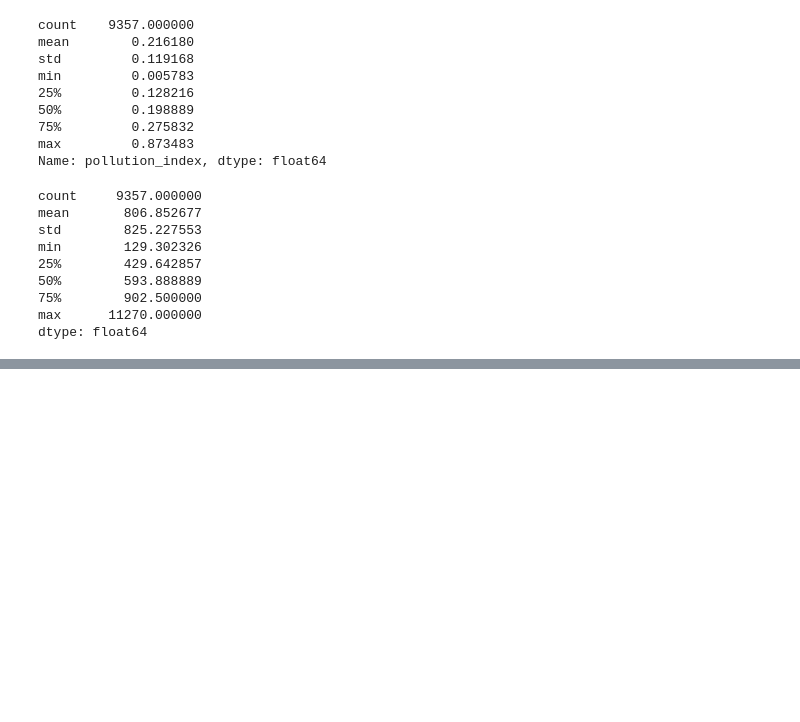
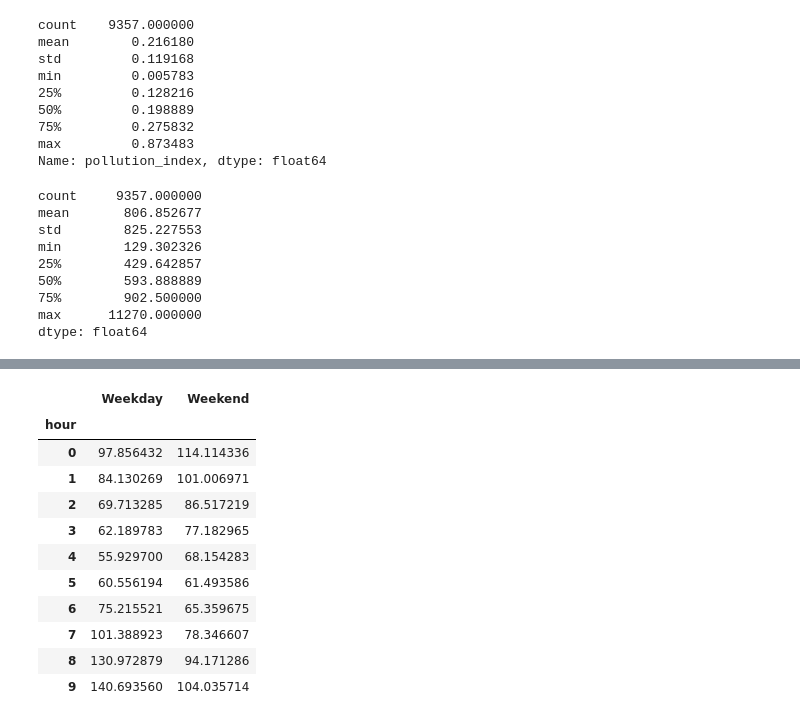
Before and after one commit to darshansuresh006-dev/air-quality-analytics, a Jupyter notebook: notebooks/01_air_quality_analysis.ipynb, the cells around one changed output, grey strips where cells are left out. Drawn from its saved outputs; the diff is of its cells as text; code cells hidden in the pictures; blank space fills up the shorter version.

```diff
--- a/notebooks/01_air_quality_analysis.ipynb
+++ b/notebooks/01_air_quality_analysis.ipynb
@@ -236,0 +276,17 @@ dtype: float64
+# %%
+no2_pivot = pd.pivot_table(df, values='NO2_GT', index='hour', columns='is_weekend', aggfunc='mean')
+no2_pivot.columns = ['Weekday', 'Weekend']
+no2_pivot.head(10)
+# %% [output]
+|  | Weekday | Weekend |
+| hour |  |  |
+| 0 | 97.856432 | 114.114336 |
+| 1 | 84.130269 | 101.006971 |
+| 2 | 69.713285 | 86.517219 |
+| 3 | 62.189783 | 77.182965 |
+| 4 | 55.929700 | 68.154283 |
+| 5 | 60.556194 | 61.493586 |
+| 6 | 75.215521 | 65.359675 |
+| 7 | 101.388923 | 78.346607 |
+| 8 | 130.972879 | 94.171286 |
+| 9 | 140.693560 | 104.035714 |
```
Also changed, not shown: parts of 5 cells of this notebook.
